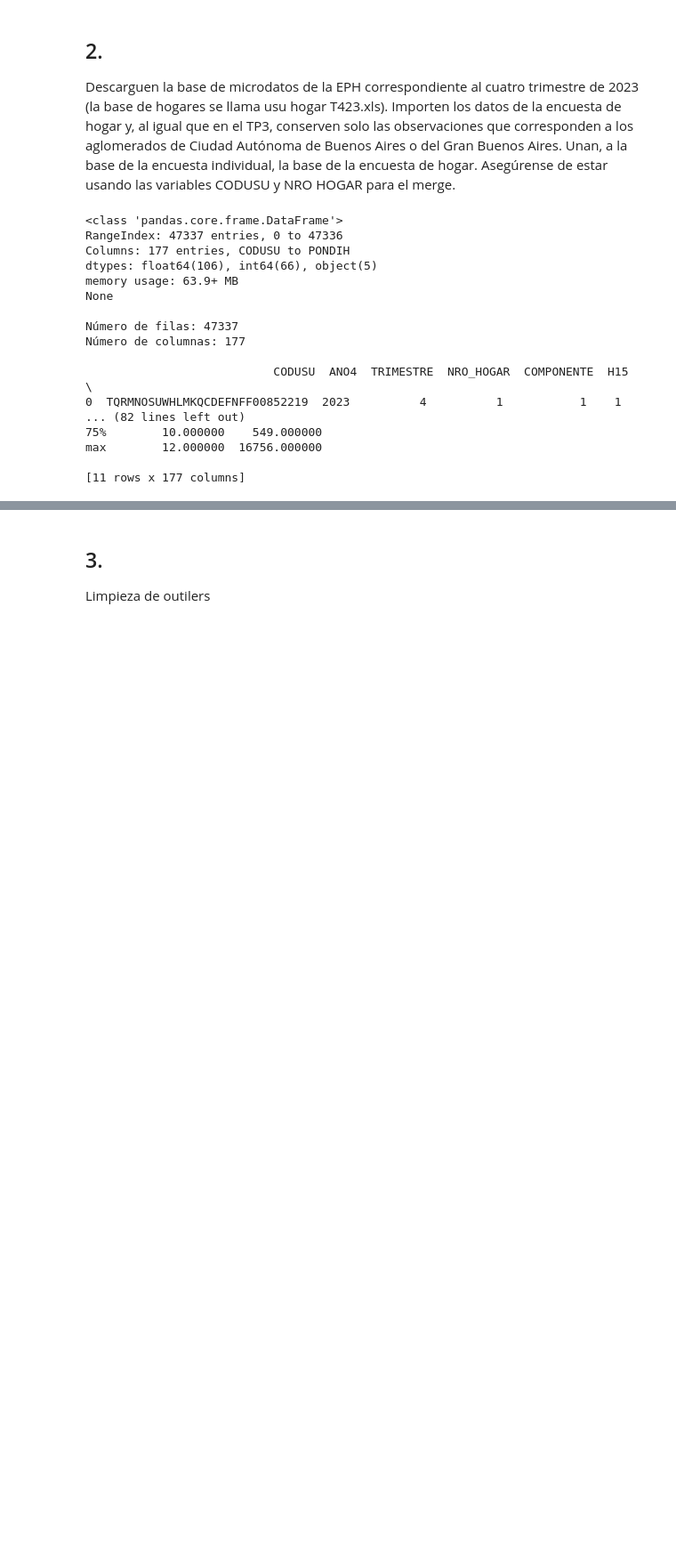
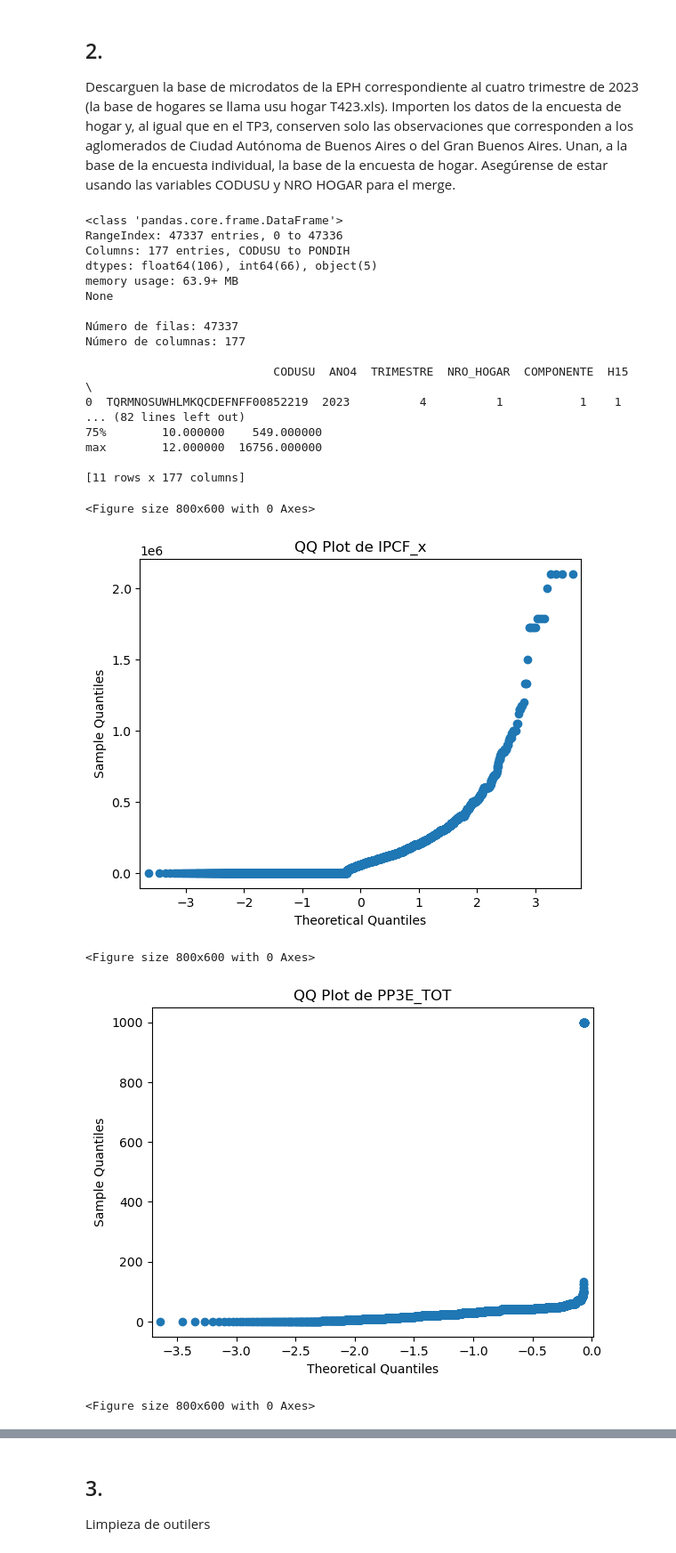
Before and after one commit to Ninadcp/BIGDATA, a Jupyter notebook: tp4/TP4.ipynb, the cells around one changed output, grey strips where cells are left out. Shown: that part at 89% size. Drawn from its saved outputs; the diff is of its cells as text; code cells hidden in the pictures; blank space fills up the shorter version.

```diff
--- a/tp4/TP4.ipynb
+++ b/tp4/TP4.ipynb
@@ -66,3 +66,35 @@ merged_data.drop(columns=columnas_a_eliminar, inplace=True)
 # %%
 output_path = '/Users/juanimorozumi/Documents/GitHub/BIGDATA/tp4/usu_individual_T423_merged.xlsx'
 merged_data.to_excel(output_path, index=False, engine='openpyxl')
+# %%
+# Gráfico QQ para 'IPCF_x'
+plt.figure(figsize=(8, 6))
+sm.qqplot(merged_data['IPCF_x'])
+plt.title('QQ Plot de IPCF_x')
+plt.show()
+
+# Gráfico QQ para 'PP3E_TOT'
+plt.figure(figsize=(8, 6))
+sm.qqplot(merged_data['PP3E_TOT'])
+plt.title('QQ Plot de PP3E_TOT')
+plt.show()
+
+#quiero limpiar horas trabajadas en total:
+# Calculamos el percentil 95
+percentile_95 = merged_data['PP3E_TOT'].quantile(0.95)
+
+# Filtramos los datos para eliminar los outliers (valores por encima del percentil 95)
+filtered_data = merged_data[merged_data['PP3E_TOT'] <= percentile_95]
+
+
+# Gráfico QQ para 'PP3E_TOT' limpio
+plt.figure(figsize=(8, 6))
+sm.qqplot(filtered_data['PP3E_TOT'])
+plt.title('QQ Plot de PP3E_TOT sin outliers')
+plt.show()
+# %% [output]
+<Figure size 800x600 with 0 Axes>
+[figure, added]
+<Figure size 800x600 with 0 Axes>
+[figure, added]
+<Figure size 800x600 with 0 Axes>
```
Also changed, not shown: parts of 3 cells of this notebook, 1 other file.
